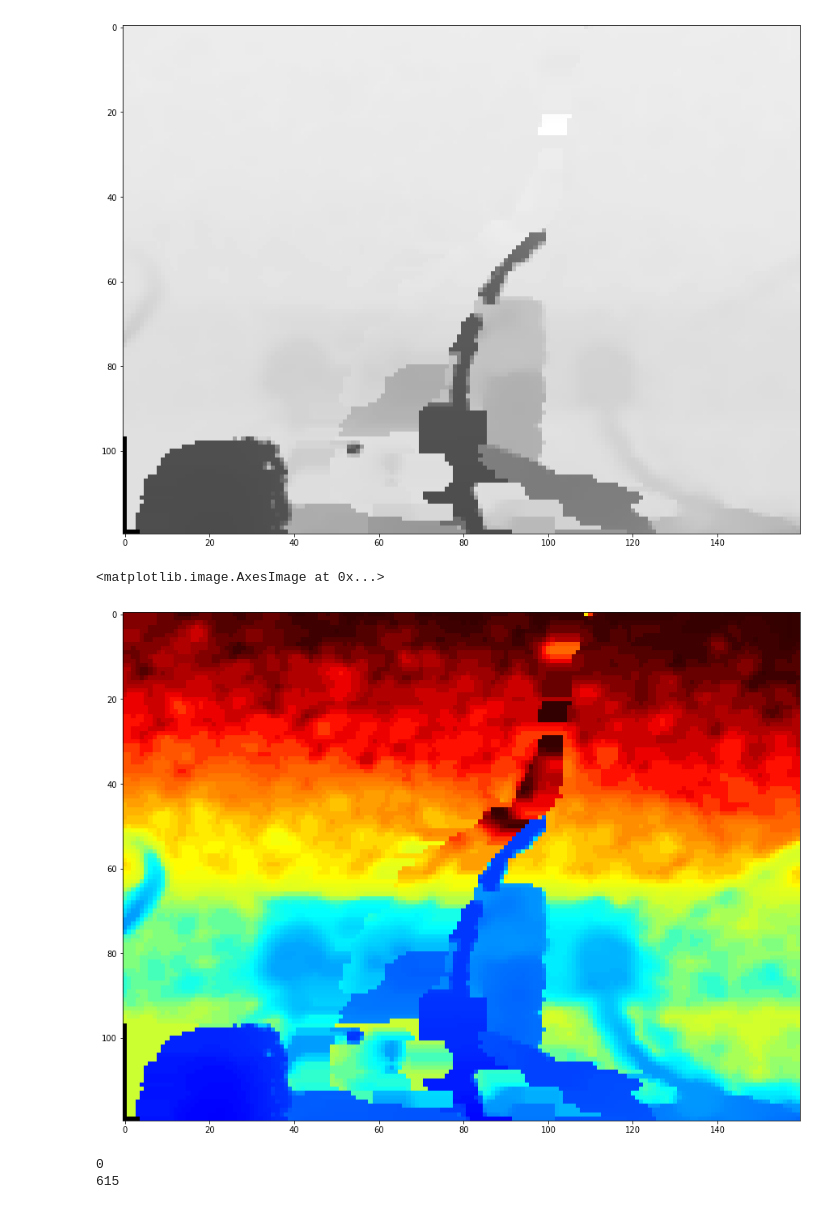
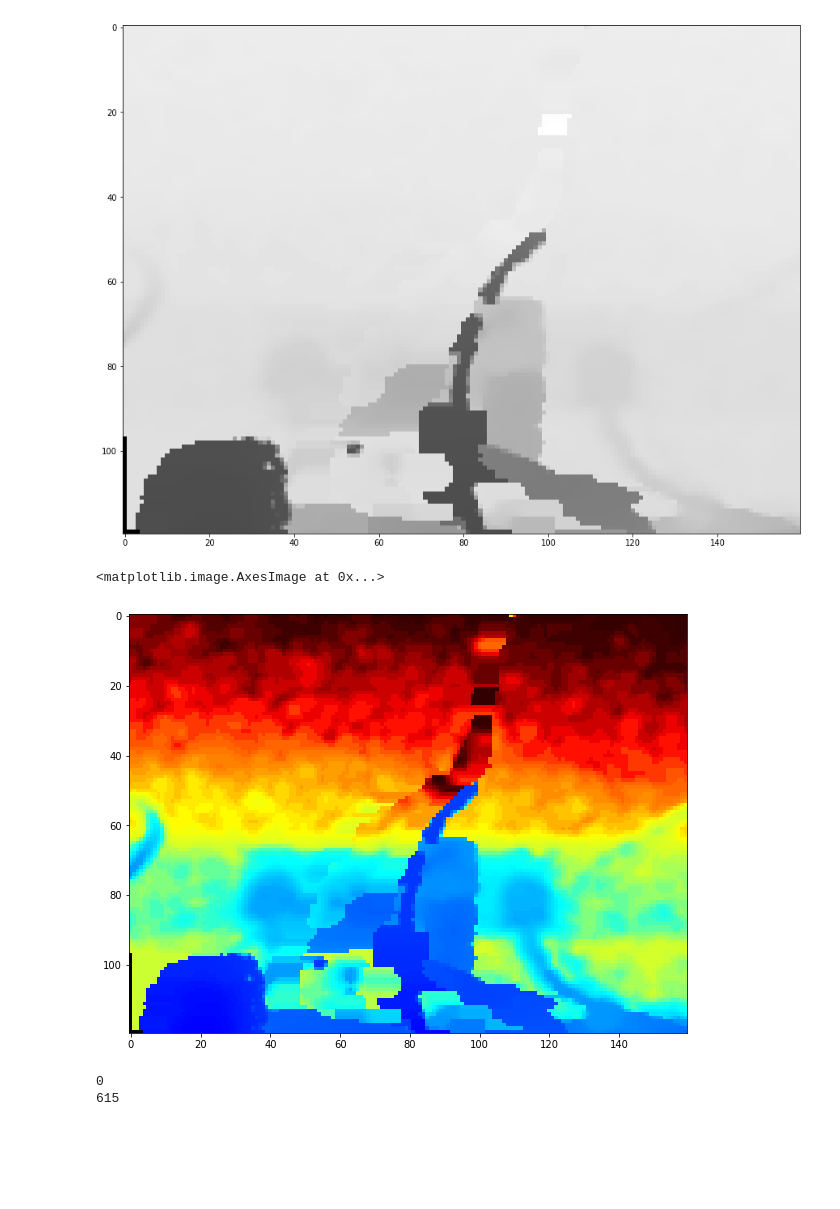
Before and after one commit to ongchinkiat/realsense-d435, a Jupyter notebook: d435-filtering.ipynb, the cells around one changed output. Saved outputs shown, nothing was run; the diff lists cells and outputs as text; code cells hidden in the pictures; blank space fills up the shorter version.

```diff
--- a/d435-filtering.ipynb
+++ b/d435-filtering.ipynb
@@ -108,11 +108,11 @@ plt.show()
 # %% [output]
 [figure]
 # %%
-fig = plt.figure(figsize=(15, 15))
+fig = plt.figure(figsize=(10, 10))
 plt.imshow(colorized_depth)
 # %% [output]
 <matplotlib.image.AxesImage at 0x...>
-[figure, old version]
+[figure, new version]
 # %%
 
 # distance in m
```
